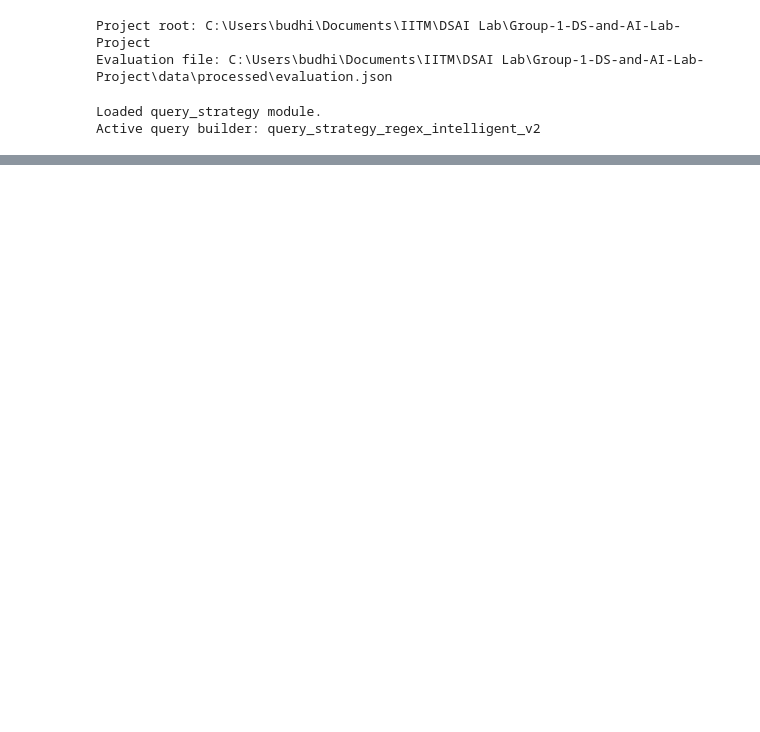
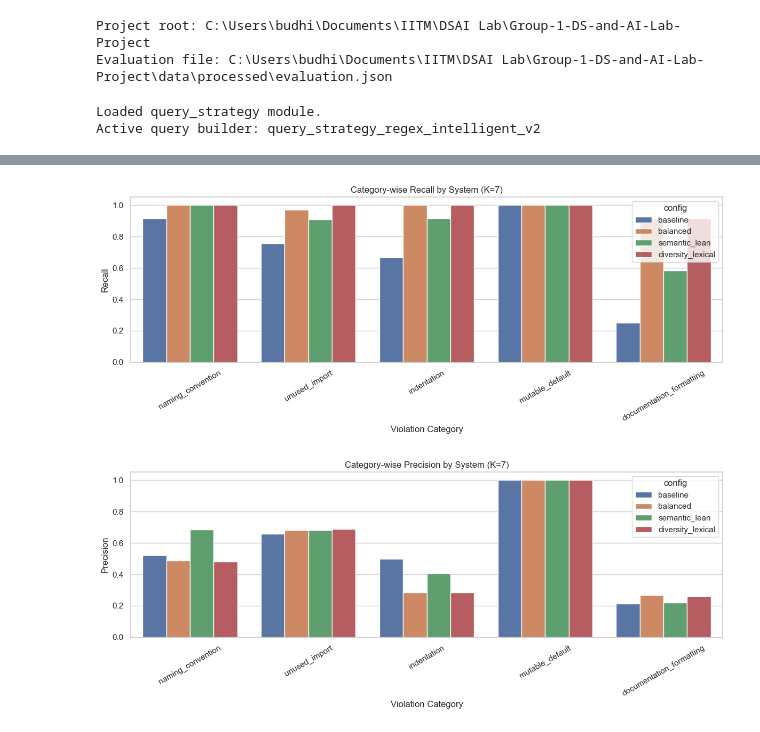
Before and after one commit to budhilnigam/Group-1-DS-and-AI-Lab-Project, a Jupyter notebook: notebooks/reranking_simple_comparison.ipynb, the cells around one changed output, grey strips where cells are left out. Drawn from its saved outputs; the diff is of its cells as text; code cells hidden in the pictures; blank space fills up the shorter version.

```diff
--- a/notebooks/reranking_simple_comparison.ipynb
+++ b/notebooks/reranking_simple_comparison.ipynb
@@ -339,0 +492,75 @@ plt.show()
+# %%
+# Category-wise Recall and Precision comparison at final K (includes baseline)
+k_eval = TOP_K_FINAL
+cat_metrics_plot = category_df[category_df["k"] == k_eval].copy()
+
+# Keep category order consistent with project category list
+cat_metrics_plot["category"] = pd.Categorical(
+    cat_metrics_plot["category"],
+    categories=GROUPED_VIOLATION_CATEGORIES,
+    ordered=True,
+)
+cat_metrics_plot = cat_metrics_plot.sort_values(["category", "config"]).reset_index(drop=True)
+
+# Reuse fixed order/palette from previous cell; fallback if missing.
+if "plot_hue_order" not in globals():
+    system_order = ["baseline", "balanced", "semantic_lean", "diversity_lexical"]
+    present_configs = set(cat_metrics_plot["config"].unique())
+    plot_hue_order = [name for name in system_order if name in present_configs]
+
+if "system_palette" not in globals():
+    system_palette = {
+        "baseline": "#4C72B0",
+        "balanced": "#DD8452",
+        "semantic_lean": "#55A868",
+        "diversity_lexical": "#C44E52",
+    }
+
+fig4 = plt.figure(figsize=(12, 5))
+sns.barplot(
+    data=cat_metrics_plot,
+    x="category",
+    y="recall",
+    hue="config",
+    order=GROUPED_VIOLATION_CATEGORIES,
+    hue_order=plot_hue_order,
+    palette=system_palette,
+    )
+plt.ylim(0, 1.05)
+plt.title(f"Category-wise Recall by System (K={k_eval})")
+plt.xlabel("Violation Category")
+plt.ylabel("Recall")
+plt.xticks(rotation=30)
+plt.tight_layout()
+if "PLOT_EXPORTS" in globals():
+    PLOT_EXPORTS["category_recall_k7"] = fig4
+plt.show()
+
+fig5 = plt.figure(figsize=(12, 5))
+sns.barplot(
+    data=cat_metrics_plot,
+    x="category",
+    y="precision",
+    hue="config",
+    order=GROUPED_VIOLATION_CATEGORIES,
+    hue_order=plot_hue_order,
+    palette=system_palette,
+    )
+plt.ylim(0, 1.05)
+plt.title(f"Category-wise Precision by System (K={k_eval})")
+plt.xlabel("Violation Category")
+plt.ylabel("Precision")
+plt.xticks(rotation=30)
+plt.tight_layout()
+if "PLOT_EXPORTS" in globals():
+    PLOT_EXPORTS["category_precision_k7"] = fig5
+plt.show()
+
+display(
+    cat_metrics_plot[["config", "category", "recall", "precision", "tp", "fp", "gt_count", "retrieved_count"]]
+    .sort_values(["category", "config"])
+.reset_index(drop=True)
+)
+# %% [output]
+[figure, added]
+[figure, added]
```
Also changed, not shown: parts of 11 cells of this notebook, 36 other files.
